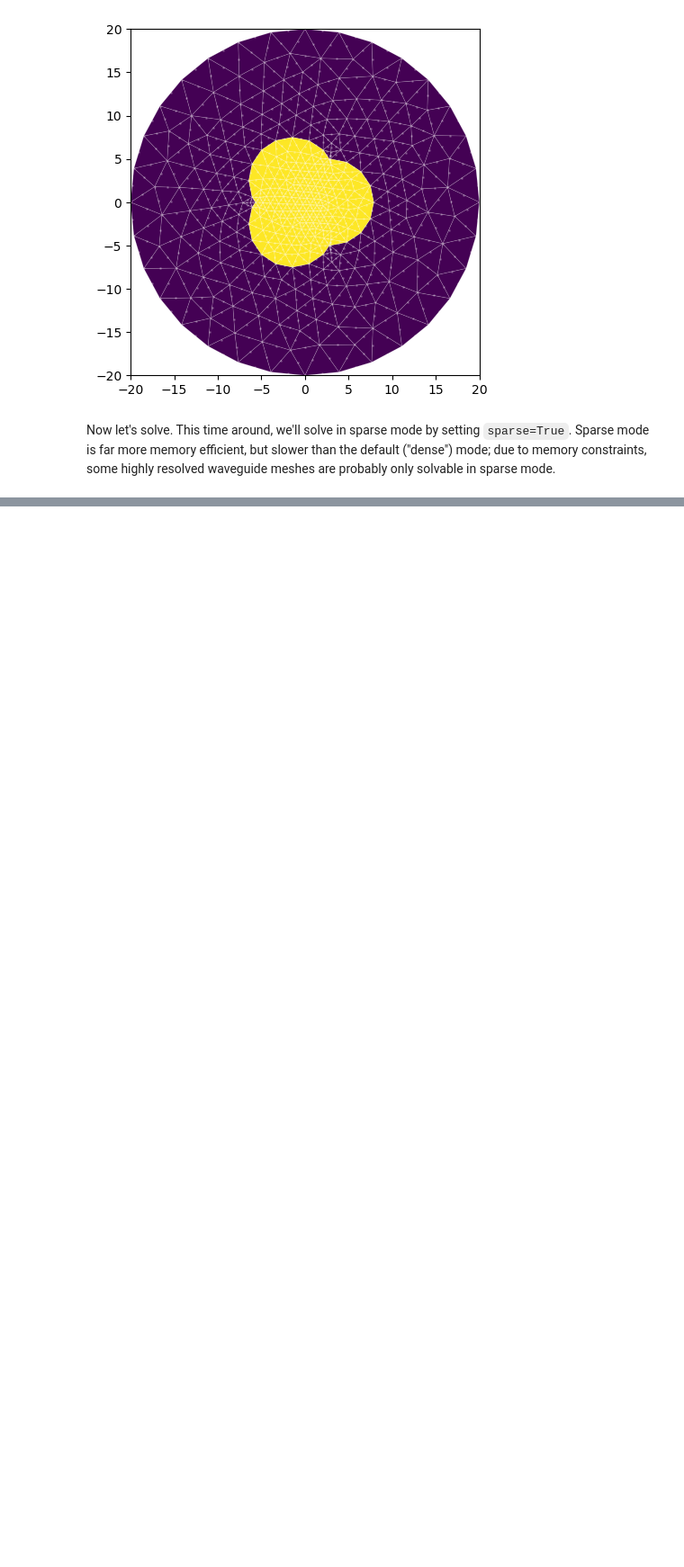
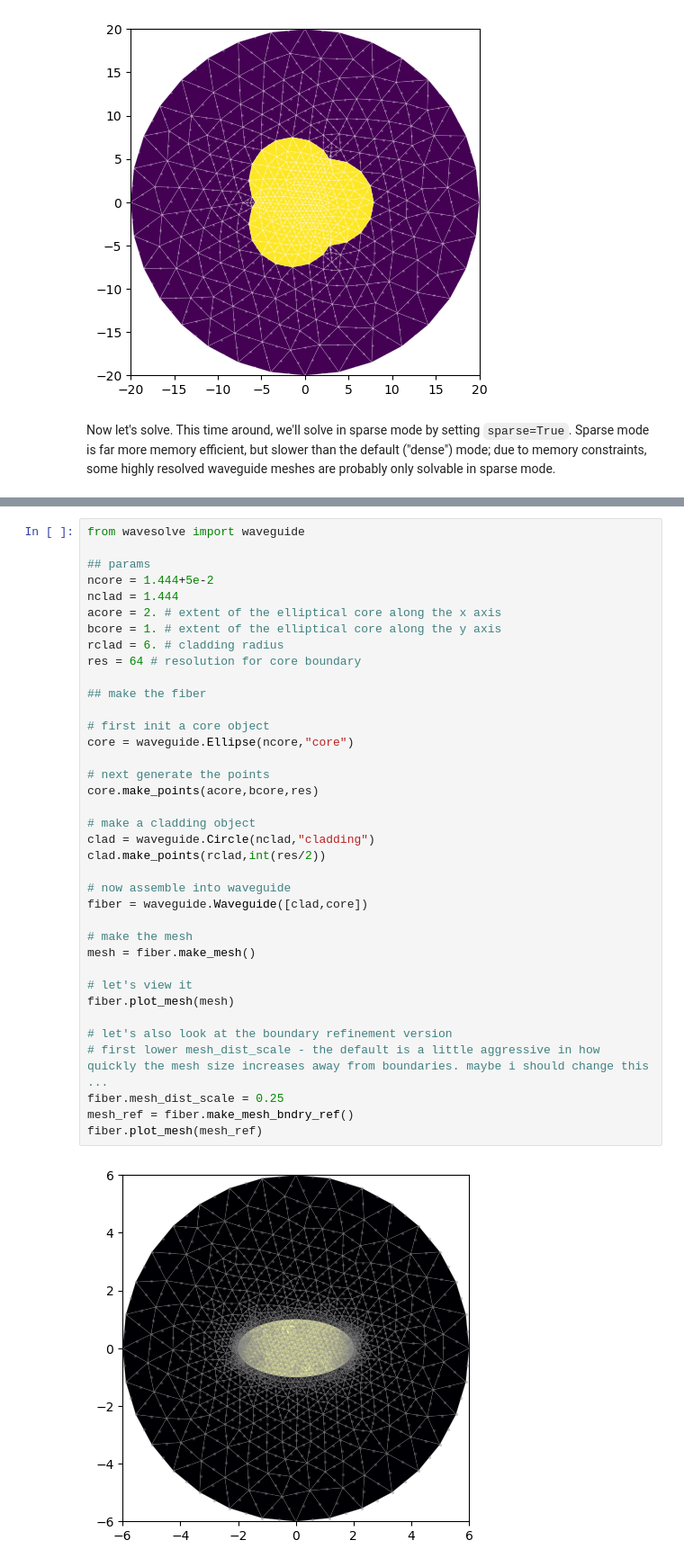
Before and after one commit to SAIL-Labs/wavesolve, a Jupyter notebook: getting-started.ipynb, the cells around one changed output, grey strips where cells are left out. Shown at 90% size. Drawn from its saved outputs; the diff is of its cells as text; blank space fills up the shorter version.

```diff
--- a/getting-started.ipynb
+++ b/getting-started.ipynb
@@ -178,0 +206,39 @@ plot_eigenvector(fib,v_resampled,show_mesh=True)
+# %%
+from wavesolve import waveguide
+
+## params
+ncore = 1.444+5e-2
+nclad = 1.444
+acore = 2. # extent of the elliptical core along the x axis
+bcore = 1. # extent of the elliptical core along the y axis
+rclad = 6. # cladding radius
+res = 64 # resolution for core boundary
+
+## make the fiber
+
+# first init a core object
+core = waveguide.Ellipse(ncore,"core")
+
+# next generate the points
+core.make_points(acore,bcore,res)
+
+# make a cladding object
+clad = waveguide.Circle(nclad,"cladding")
+clad.make_points(rclad,int(res/2))
+
+# now assemble into waveguide
+fiber = waveguide.Waveguide([clad,core])
+
+# make the mesh
+mesh = fiber.make_mesh()
+
+# let's view it
+fiber.plot_mesh(mesh)
+
+# let's also look at the boundary refinement version
+# first lower mesh_dist_scale - the default is a little aggressive in how quickly the mesh size increases away from boundaries. maybe i should change this ...
+fiber.mesh_dist_scale = 0.25
+mesh_ref = fiber.make_mesh_bndry_ref()
+fiber.plot_mesh(mesh_ref)
+# %% [output]
+[figure, added]
```
Also changed, not shown: parts of 25 cells of this notebook.
